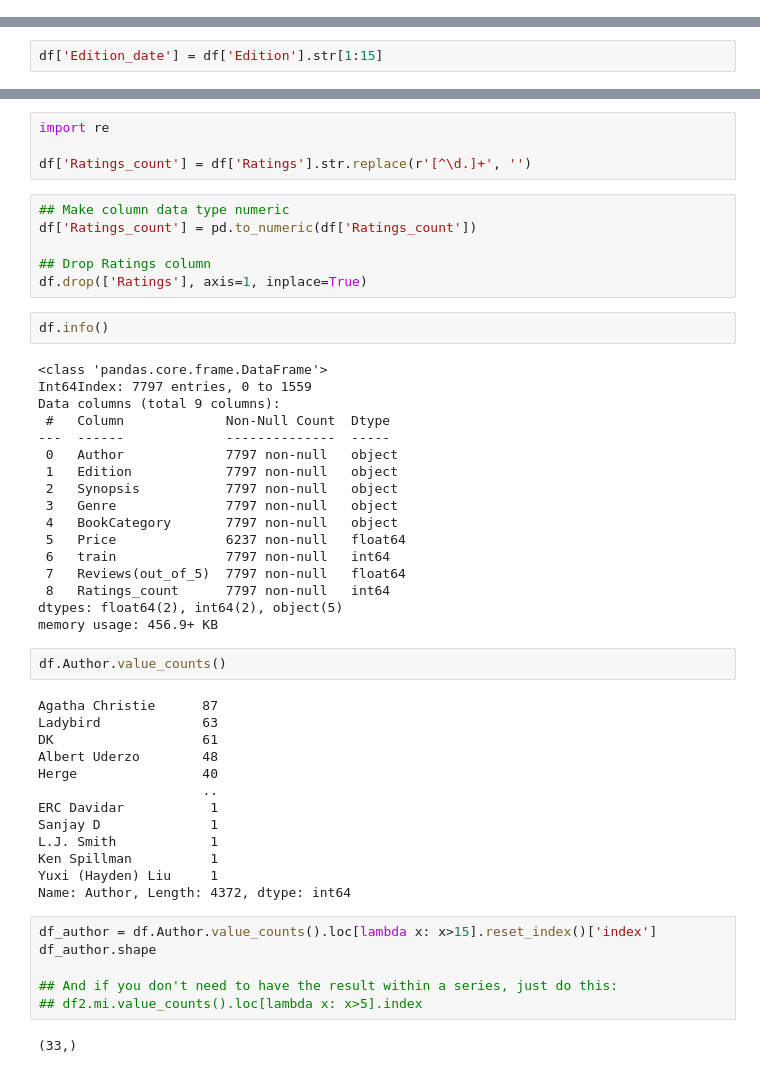
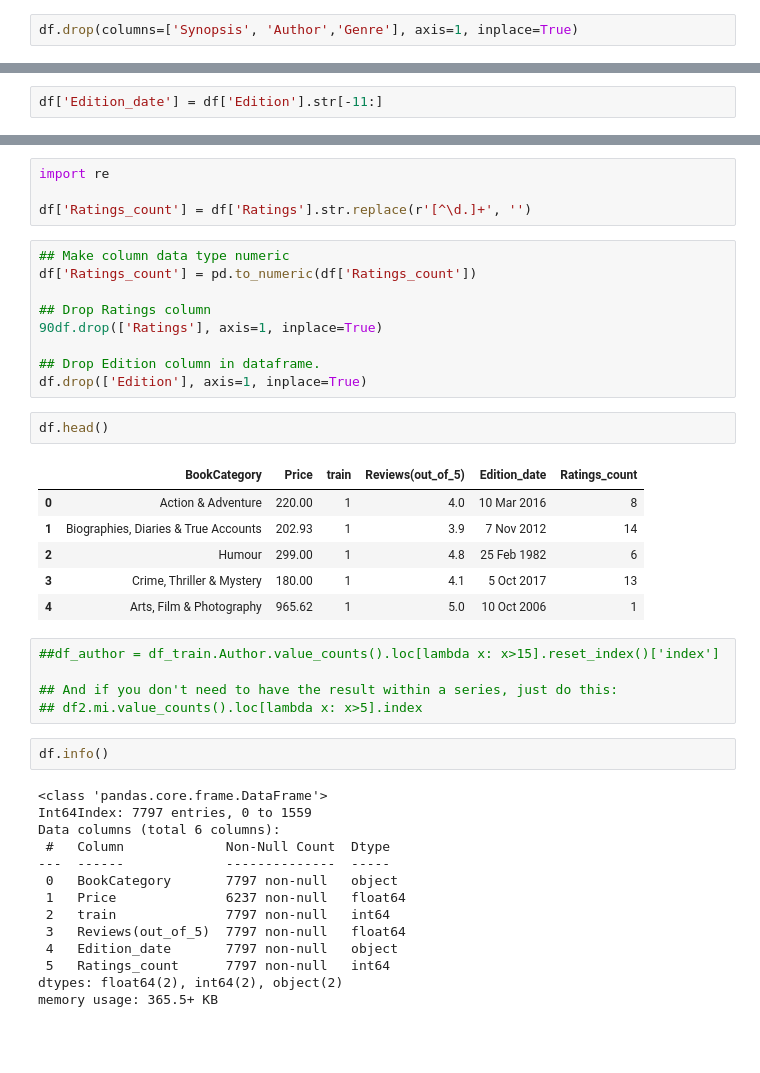
Before and after one commit to ShuklaPrashant21/House-Price-Prediction-Hackathon, a Jupyter notebook: Book-Price-Prediction/Books_Price_EDA.ipynb, the cells around one changed output, grey strips where cells are left out. Saved outputs shown, nothing was run; the diff lists cells and outputs as text; blank space fills up the shorter version.

```diff
--- a/Book-Price-Prediction/Books_Price_EDA.ipynb
+++ b/Book-Price-Prediction/Books_Price_EDA.ipynb
@@ -185,3 +183,5 @@ memory usage: 426.4+ KB
 # %%
 ## Remove title column from data set because it is not necessary in model development.
 df.drop(columns ='Title', axis=1, inplace =True)
+# %%
+df.drop(columns=['Synopsis', 'Author','Genre'], axis=1, inplace=True)
@@ -193,7 +195,7 @@ df['Reviews(out_of_5)'] = pd.to_numeric(df["Reviews(out_of_5)"])
 ## drop reviews column
 df.drop(['Reviews'],axis=1, inplace=True)
 # %%
-df['Edition_date'] = df['Edition'].str[1:15]
+df['Edition_date'] = df['Edition'].str[-11:]
 # %%
 df['Edition_date'].head(5)
 # %% [output]
@@ -215,46 +217,37 @@ df['Ratings_count'] = df['Ratings'].str.replace(r'[^\d.]+', '')
 df['Ratings_count'] = pd.to_numeric(df['Ratings_count'])
 
 ## Drop Ratings column
-df.drop(['Ratings'], axis=1, inplace=True)
+90df.drop(['Ratings'], axis=1, inplace=True)
+
+## Drop Edition column in dataframe.
+df.drop(['Edition'], axis=1, inplace=True)
+# %%
+df.head()
+# %% [output]
+|  | BookCategory | Price | train | Reviews(out_of_5) | Edition_date | Ratings_count |
+| 0 | Action & Adventure | 220.00 | 1 | 4.0 | 10 Mar 2016 | 8 |
+| 1 | Biographies, Diaries & True Accounts | 202.93 | 1 | 3.9 | 7 Nov 2012 | 14 |
+| 2 | Humour | 299.00 | 1 | 4.8 | 25 Feb 1982 | 6 |
+| 3 | Crime, Thriller & Mystery | 180.00 | 1 | 4.1 | 5 Oct 2017 | 13 |
+| 4 | Arts, Film & Photography | 965.62 | 1 | 5.0 | 10 Oct 2006 | 1 |
+# %%
+##df_author = df_train.Author.value_counts().loc[lambda x: x>15].reset_index()['index']
+
+## And if you don't need to have the result within a series, just do this:
+## df2.mi.value_counts().loc[lambda x: x>5].index
 # %%
 df.info()
 # %% [output]
 <class 'pandas.core.frame.DataFrame'>
 Int64Index: 7797 entries, 0 to 1559
-Data columns (total 9 columns):
+Data columns (total 6 columns):
  #   Column             Non-Null Count  Dtype
 ---  ------             --------------  -----
- 0   Author             7797 non-null   object
- 1   Edition            7797 non-null   object
- 2   Synopsis           7797 non-null   object
- 3   Genre              7797 non-null   object
- 4   BookCategory       7797 non-null   object
- 5   Price              6237 non-null   float64
- 6   train              7797 non-null   int64
- 7   Reviews(out_of_5)  7797 non-null   float64
- 8   Ratings_count      7797 non-null   int64
-dtypes: float64(2), int64(2), object(5)
-memory usage: 456.9+ KB
+ 0   BookCategory       7797 non-null   object
+ 1   Price              6237 non-null   float64
+ 2   train              7797 non-null   int64
+ 3   Reviews(out_of_5)  7797 non-null   float64
+ 4   Edition_date       7797 non-null   object
+ 5   Ratings_count      7797 non-null   int64
+dtypes: float64(2), int64(2), object(2)
+memory usage: 365.5+ KB
-# %%
-df.Author.value_counts()
-# %% [output]
-Agatha Christie      87
-Ladybird             63
-DK                   61
-Albert Uderzo        48
-Herge                40
-                     ..
-ERC Davidar           1
-Sanjay D              1
-L.J. Smith            1
-Ken Spillman          1
-Yuxi (Hayden) Liu     1
-Name: Author, Length: 4372, dtype: int64
-# %%
-df_author = df.Author.value_counts().loc[lambda x: x>15].reset_index()['index']
-df_author.shape
-
-## And if you don't need to have the result within a series, just do this:
-## df2.mi.value_counts().loc[lambda x: x>5].index
-# %% [output]
-(33,)
```
Also changed, not shown: parts of 11 cells of this notebook.
